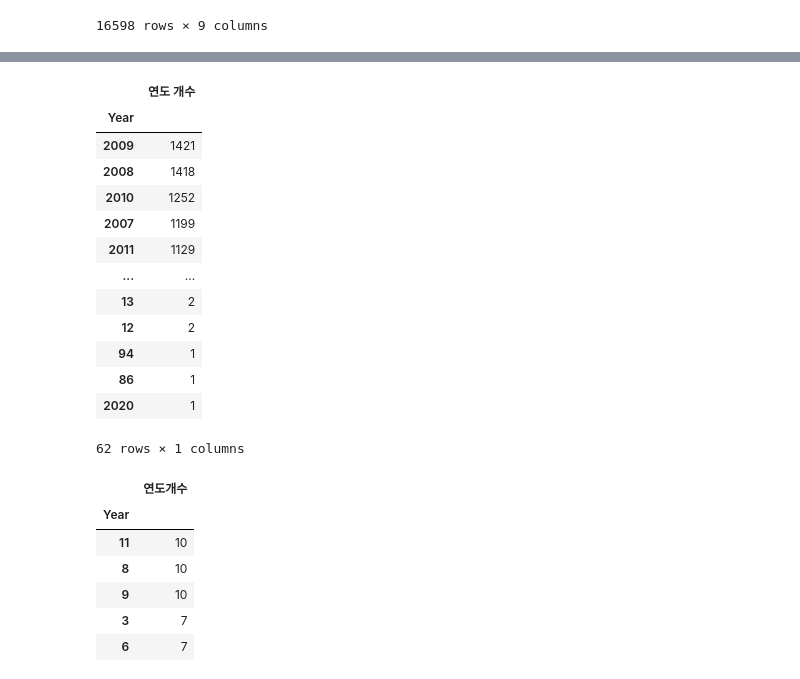
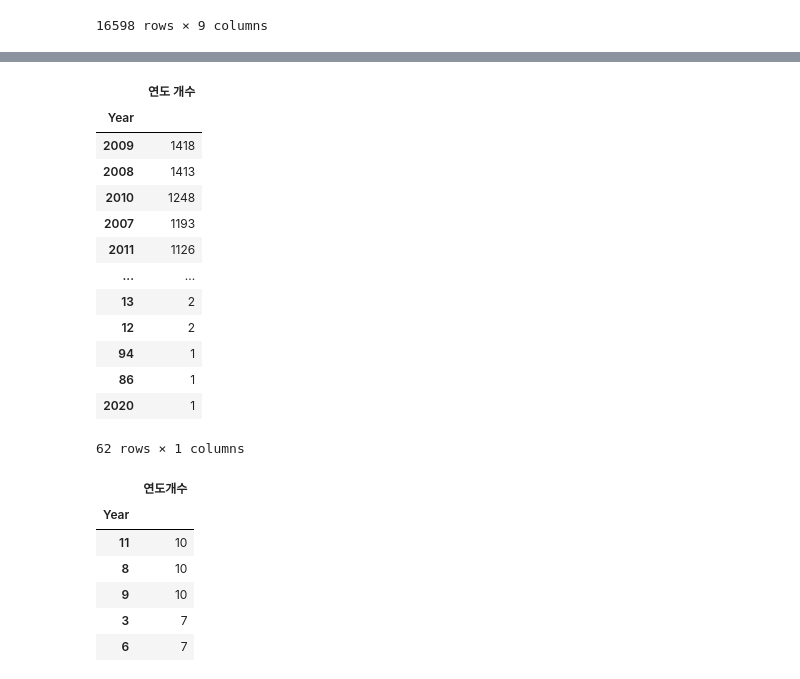
Before and after one commit to severancej/colorful_project, a Jupyter notebook: AI_14_장지은_Section1.ipynb, the cells around one changed output, grey strips where cells are left out. Drawn from its saved outputs; the diff is of its cells as text; code cells hidden in the pictures.

```diff
--- a/AI_14_장지은_Section1.ipynb
+++ b/AI_14_장지은_Section1.ipynb
@@ -151,16 +151,11 @@ df1
 #다음분기 게임 설계를 위해 연도별 게임트렌드를 알아야 하는데
 #삭제하지 않고 값을 0으로 두면 정확한 연도별 게임트렌드 분석수치가 달라질것
 #같아서 삭제하기로 결정했고,
-#전체 데이터 16597개 중 Year 결측치271개는 1.63%정도여서,
-#삭제한다해도 분석결과에 큰 영향을 주지 않을거라고 생각한다.
 
-df1.dropna(subset=['Year'],axis=0, inplace=True)
+#'Genre'의 결측데이터는 50개이지만 일일이 이름과 회사를 대조해서
+#일일이 장르를 찾는데 시간이 걸려서 삭제하기로 결정했다.
+
+df1.dropna(subset=['Year', 'Genre'],axis=0, inplace=True)
 #삭제 됐는지 확인 = 16598-271 = 16,327
-print(df1.shape)
-print("")
-print("")
-#인덱스 재정렬
-df1 = df1.reset_index(drop=True)
-#재정렬 됐는지 확인
-df1.tail()
+df1.shape
 # %% [output]
@@ -176,21 +170,17 @@ df1.tail()
 #전체 데이터 보니깐 년도만 표시해서 float형태로 있을 필요가 없음
 df1 = df1.astype({'Year':'int'})
 # %%
-#Year의 value값을 오름차순으로 정렬함
-#연도별로 게임장르 순위를 보기 위해서
-df1.sort_values(by='Year',inplace= True )
-
 #연도별 개수 확인
 #이유 이상치 확인 위해서
 pd.DataFrame(df1.value_counts(subset = ['Year']), columns=["연도 개수"])
 # %% [output]
 |  | 연도 개수 |
 | Year |  |
-| 2009 | 1421 |
-| 2008 | 1418 |
-| 2010 | 1252 |
-| 2007 | 1199 |
-| 2011 | 1129 |
+| 2009 | 1418 |
+| 2008 | 1413 |
+| 2010 | 1248 |
+| 2007 | 1193 |
+| 2011 | 1126 |
 | ... | ... |
 | 13 | 2 |
 | 12 | 2 |
```
Also changed, not shown: parts of 16 cells of this notebook.
